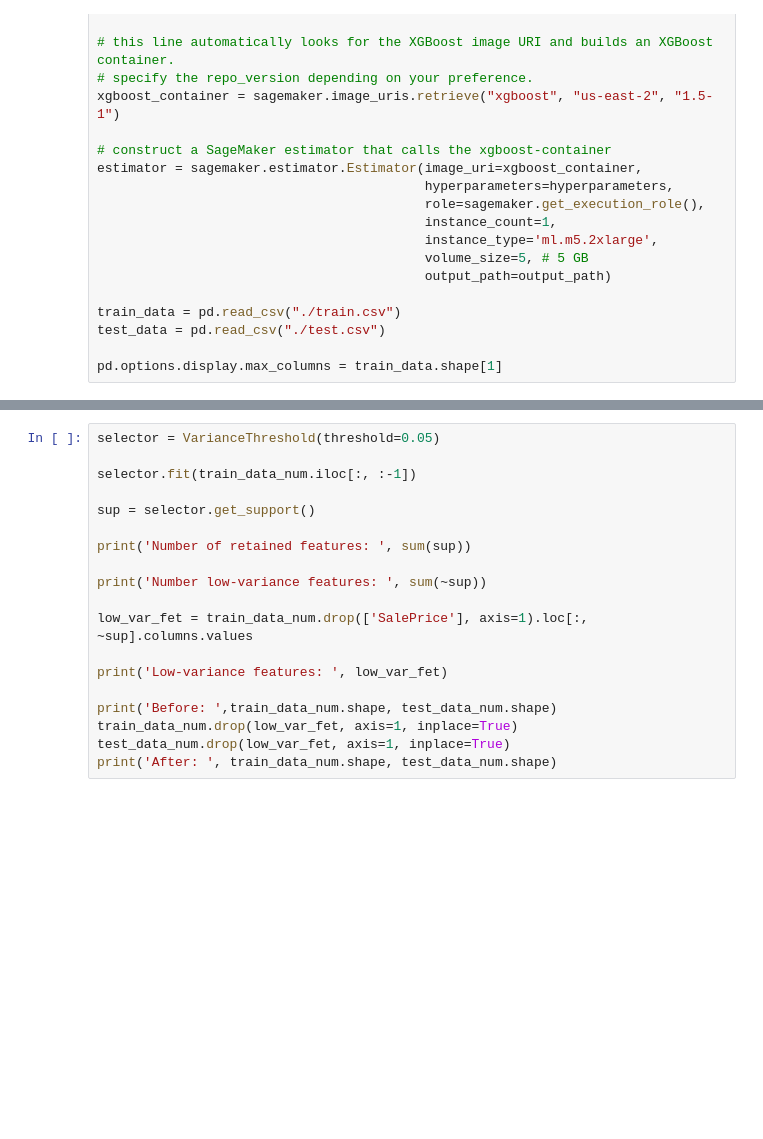
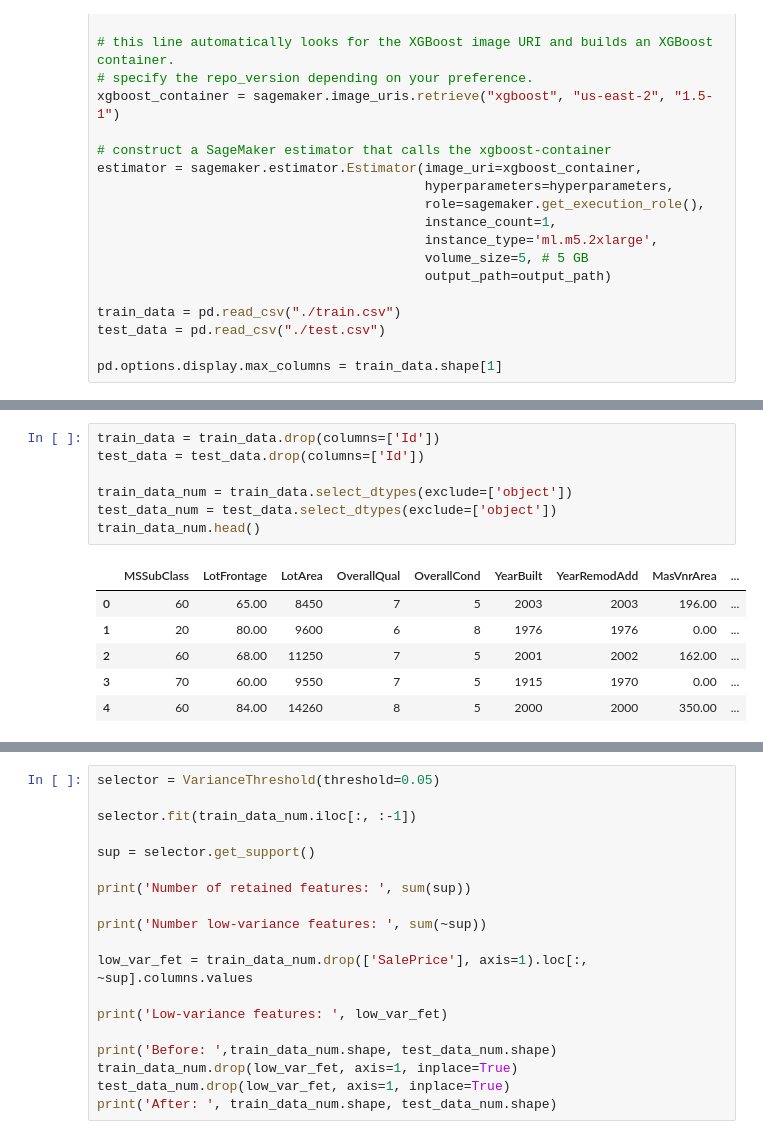
Before and after one commit to ccrngd1/KAGGLE-housePrices, a Jupyter notebook: Kaggle-HousePrices.ipynb, the cells around one changed output, grey strips where cells are left out. Cells and saved outputs as stored; diff of their text form; blank space fills up the shorter version.

```diff
--- a/Kaggle-HousePrices.ipynb
+++ b/Kaggle-HousePrices.ipynb
@@ -76,0 +146,14 @@ train_data.describe(include = 'all')
+# %%
+train_data = train_data.drop(columns=['Id'])
+test_data = test_data.drop(columns=['Id'])
+
+train_data_num = train_data.select_dtypes(exclude=['object'])
+test_data_num = test_data.select_dtypes(exclude=['object'])
+train_data_num.head()
+# %% [output]
+|  | MSSubClass | LotFrontage | LotArea | OverallQual | OverallCond | YearBuilt | YearRemodAdd | MasVnrArea | ... |
+| 0 | 60 | 65.00 | 8450 | 7 | 5 | 2003 | 2003 | 196.00 | ... |
+| 1 | 20 | 80.00 | 9600 | 6 | 8 | 1976 | 1976 | 0.00 | ... |
+| 2 | 60 | 68.00 | 11250 | 7 | 5 | 2001 | 2002 | 162.00 | ... |
+| 3 | 70 | 60.00 | 9550 | 7 | 5 | 1915 | 1970 | 0.00 | ... |
+| 4 | 60 | 84.00 | 14260 | 8 | 5 | 2000 | 2000 | 350.00 | ... |
```
Also changed, not shown: parts of 21 cells of this notebook, 8 other files.
